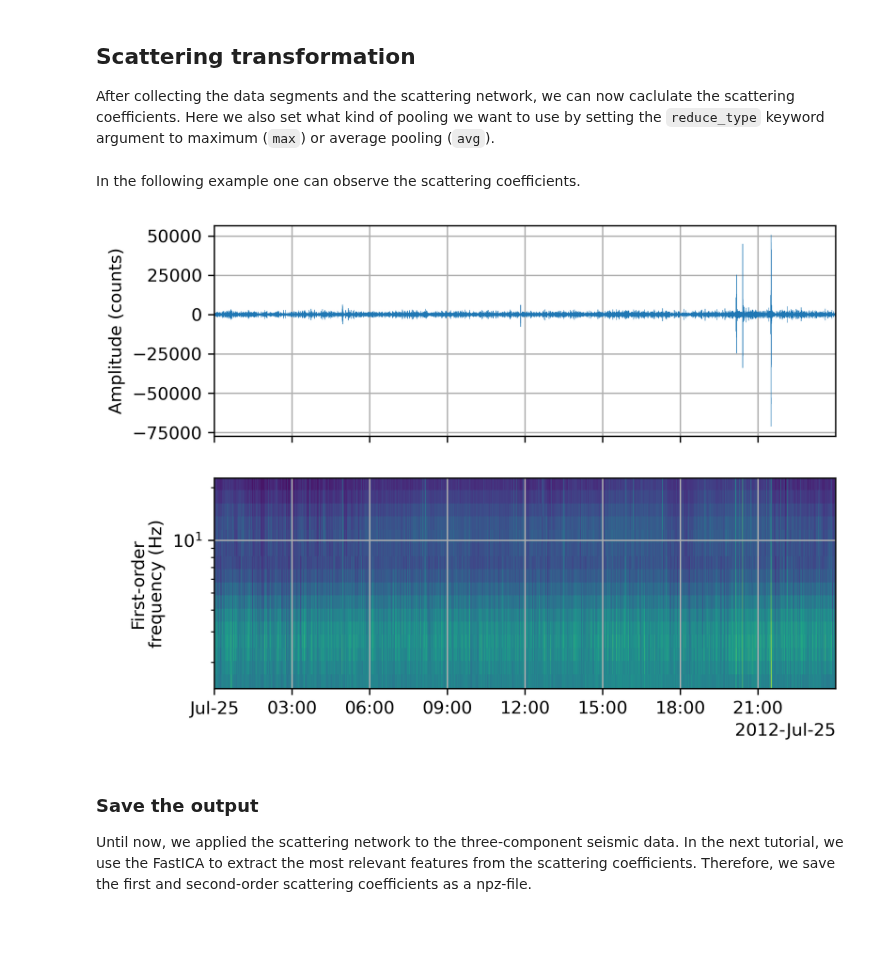
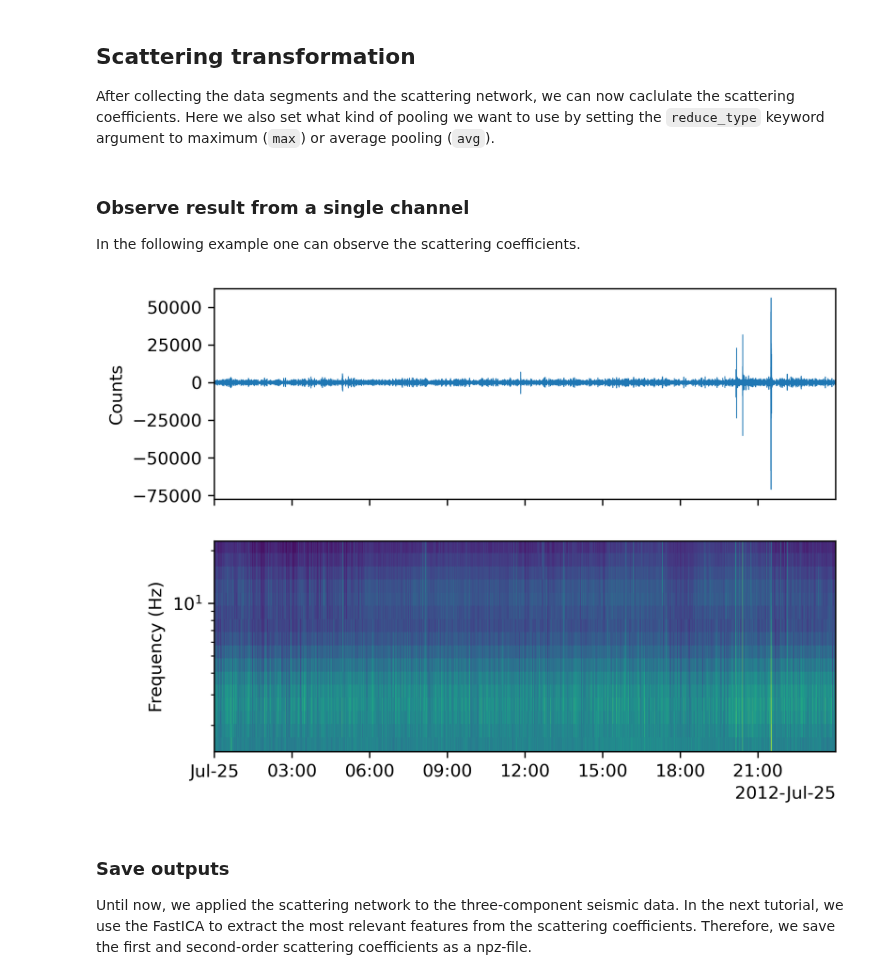
Before and after one commit to scatseisnet/scatseisnet, a Jupyter notebook: docs/source/notebooks/2_scattering_transform.ipynb, the cells around one changed output. Drawn from its saved outputs; the diff is of its cells as text; code cells hidden in the pictures; blank space fills up the shorter version.

```diff
--- a/docs/source/notebooks/2_scattering_transform.ipynb
+++ b/docs/source/notebooks/2_scattering_transform.ipynb
@@ -11,7 +11,6 @@ implementing the technique using Python and the scatseisnet library.
 
 Made in 2022 by René Steinmann and Léonard Seydoux.
 # %%
-import os
 import pickle
 
 import numpy as np
@@ -20,12 +19,13 @@ from matplotlib import pyplot as plt
 
 from obspy.clients.fdsn import Client
 from obspy.core import UTCDateTime
+
+plt.rcParams["date.converter"] = "concise"
 # %% [markdown]
 ## Load scattering network
 
 First, we need to load the scattering network. We will use the network designed
 in the previous tutorial.
 # %%
-filepath = os.path.join("../example/scattering_network.pickle")
-network = pickle.load(open(filepath, "rb"))
+network = pickle.load(open("../example/scattering_network.pickle", "rb"))
 # %% [markdown]
@@ -66,23 +86,17 @@ This stage allow to chunk the data into equal-length segments with a duration de
 Now we chunk the data with the `stream.slide` method. Note that for larger datasets, this should be adapted since this method is not optimal.
 # %%
 # Extract segment length (from any layer)
-segment_duration = network.banks[0].bins / network.banks[0].sampling_rate
+segment_duration = network.bins / network.sampling_rate
 overlap = 0.5
 
 # Gather list for timestamps and segments
 timestamps = list()
 segments = list()
 
-# Loop over the entire stream
+# Collect data and timestamps
 for traces in stream.slide(segment_duration, segment_duration * overlap):
-
-    # Turn into a numpy array, and discard extra sample
-    segment = np.array([trace.data for trace in traces])
-    segment = segment[:, :-1]
-
-    # Collect first timestamp and data segment
-    timestamps.append(traces[0].times("matplotlib")[0])
-    segments.append(segment)
+    timestamps.append(mdates.num2date(traces[0].times(type="matplotlib")[0]))
+    segments.append(np.array([trace.data[:-1] for trace in traces]))
 # %% [markdown]
 ## Scattering transformation
 
@@ -90,47 +104,36 @@ After collecting the data segments and the scattering network, we can now caclul
 # %%
 scattering_coefficients = network.transform(segments, reduce_type=np.max)
 # %% [markdown]
+### Observe result from a single channel
+
 In the following example one can observe the scattering coefficients.
 # %%
-CHANNEL = 0
+# Extract the first channel
+channel_id = 0
+trace = stream[channel_id]
+order_1 = np.log10(scattering_coefficients[0][:, channel_id, :].squeeze())
+center_frequencies = network.banks[0].centers
 
 # Create figure and axes
 fig, ax = plt.subplots(2, sharex=True, dpi=300)
 
-# Extract display information
-frequencies = network.banks[0].centers
+# Plot the waveform
+ax[0].plot(trace.times("matplotlib"), trace.data, rasterized=True, lw=0.5)
 
-# Extract first-order scattering coefficients for a given channel.
-# The shape is (n_segments, n_channels, n_features).
-order_1 = scattering_coefficients[0]
-order_1 = np.squeeze(order_1[:, CHANNEL, :])
+# First-order scattering coefficients
+ax[1].pcolormesh(timestamps, center_frequencies, order_1.T, rasterized=True)
 
-# Take the log (like for power spectrum)
-order_1 = np.log(order_1)
+# Axes labels
+ax[1].set_yscale("log")
+ax[0].set_ylabel("Counts")
+ax[1].set_ylabel("Frequency (Hz)")
 
-# Plot the waveform
-ax[0].plot(stream[CHANNEL].times("matplotlib"), stream[CHANNEL].data, rasterized=True, lw=0.2)
-
-ax[1].pcolormesh(
-    timestamps,
-    frequencies,
-    order_1.T,
-    rasterized=True,
-)
-
-# Labels and cosmetics
-ax[0].set_ylabel("Amplitude (counts)")
-ax[0].grid()
-ax[1].set_yscale("log")
-ax[1].set_ylabel("First-order\nfrequency (Hz)")
-dateticks = mdates.AutoDateLocator()
-ax[1].xaxis.set_major_locator(dateticks)
-ax[1].xaxis.set_major_formatter(mdates.ConciseDateFormatter(dateticks))
-ax[1].grid()
+# Show
+plt.show()
 # %% [output]
-[figure, old version]
+[figure, new version]
 # %% [markdown]
-### Save the output
+### Save outputs
 
 Until now, we applied the scattering network to the three-component seismic data. In the next tutorial, we use the FastICA to extract the most relevant features from the scattering coefficients. Therefore, we save the first and second-order scattering coefficients as a npz-file.
 # %%
```
Also changed, not shown: parts of 5 cells of this notebook, 2 other files.
